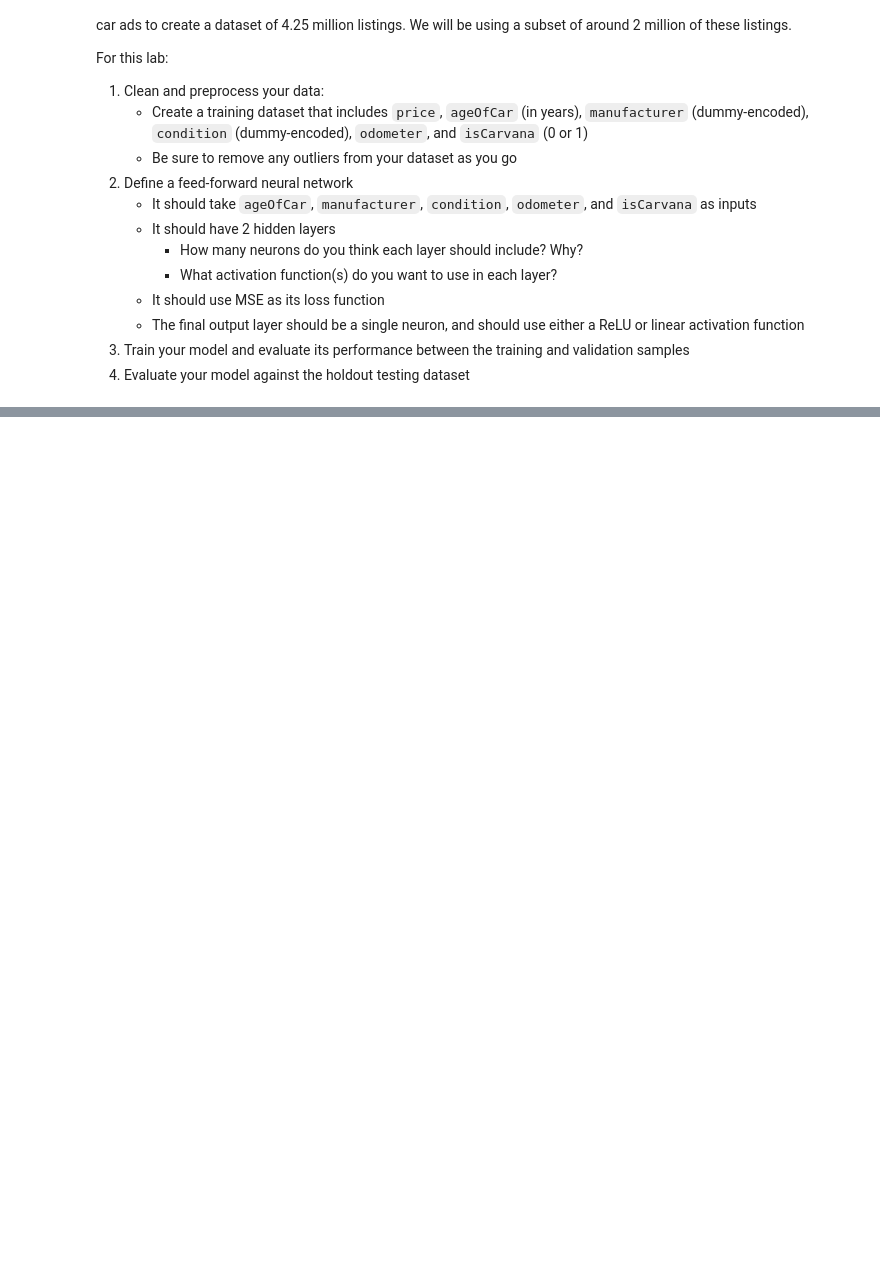
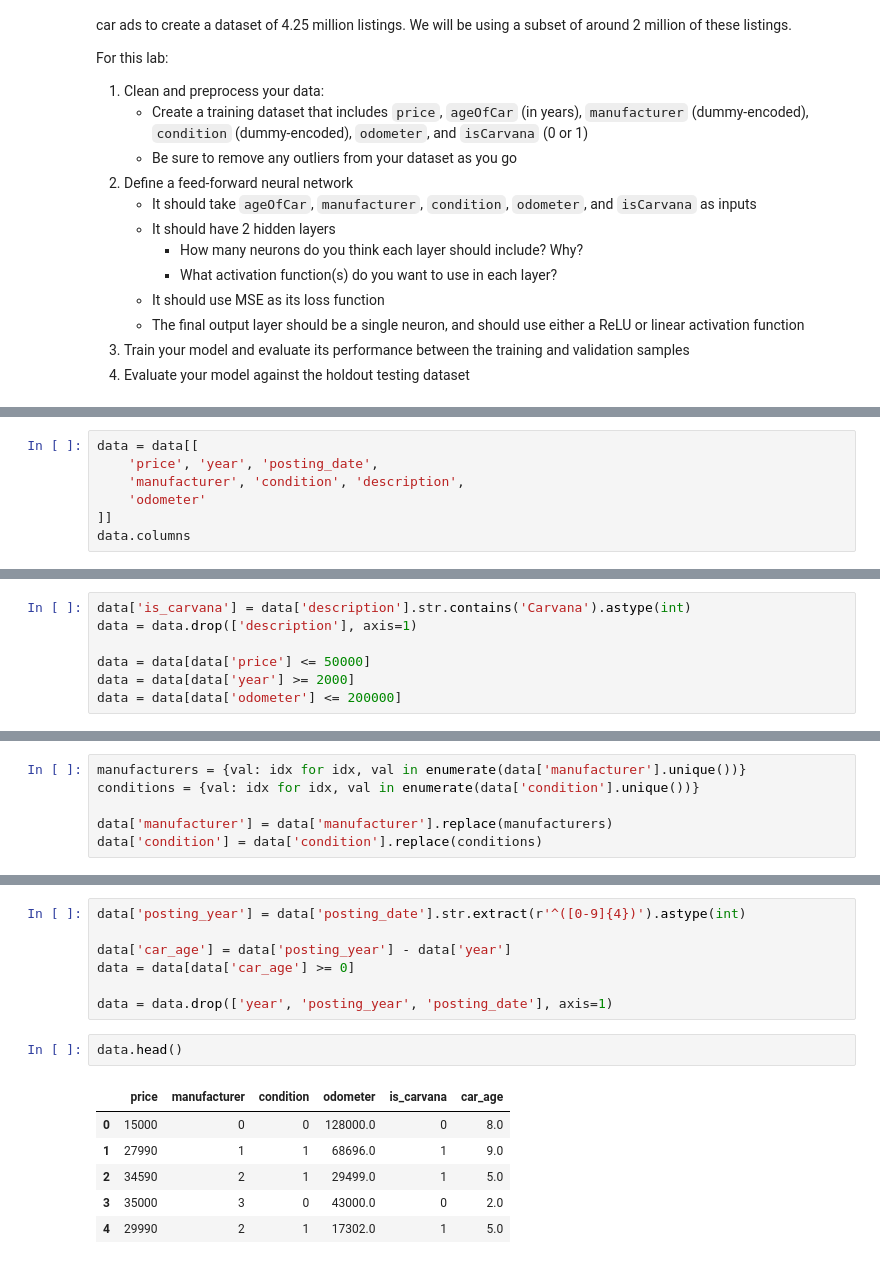
Before and after one commit to wetherc/data-2000, a Jupyter notebook: labs/10-17_neural-networks.ipynb, the cells around one changed output, grey strips where cells are left out. Drawn from its saved outputs; the diff is of its cells as text; blank space fills up the shorter version.

```diff
--- a/labs/10-17_neural-networks.ipynb
+++ b/labs/10-17_neural-networks.ipynb
@@ -313,0 +323,7 @@ data.head()
+# %%
+data = data[[
+    'price', 'year', 'posting_date',
+    'manufacturer', 'condition', 'description',
+    'odometer'
+]]
+data.columns
@@ -313,0 +338,7 @@ data.head()
+# %%
+data['is_carvana'] = data['description'].str.contains('Carvana').astype(int)
+data = data.drop(['description'], axis=1)
+
+data = data[data['price'] <= 50000]
+data = data[data['year'] >= 2000]
+data = data[data['odometer'] <= 200000]
@@ -313,0 +355,6 @@ data.head()
+# %%
+manufacturers = {val: idx for idx, val in enumerate(data['manufacturer'].unique())}
+conditions = {val: idx for idx, val in enumerate(data['condition'].unique())}
+
+data['manufacturer'] = data['manufacturer'].replace(manufacturers)
+data['condition'] = data['condition'].replace(conditions)
@@ -313,0 +375,16 @@ data.head()
+# %%
+data['posting_year'] = data['posting_date'].str.extract(r'^([0-9]{4})').astype(int)
+
+data['car_age'] = data['posting_year'] - data['year']
+data = data[data['car_age'] >= 0]
+
+data = data.drop(['year', 'posting_year', 'posting_date'], axis=1)
+# %%
+data.head()
+# %% [output]
+|  | price | manufacturer | condition | odometer | is_carvana | car_age |
+| 0 | 15000 | 0 | 0 | 128000.0 | 0 | 8.0 |
+| 1 | 27990 | 1 | 1 | 68696.0 | 1 | 9.0 |
+| 2 | 34590 | 2 | 1 | 29499.0 | 1 | 5.0 |
+| 3 | 35000 | 3 | 0 | 43000.0 | 0 | 2.0 |
+| 4 | 29990 | 2 | 1 | 17302.0 | 1 | 5.0 |
```
Also changed, not shown: parts of 22 cells of this notebook.
